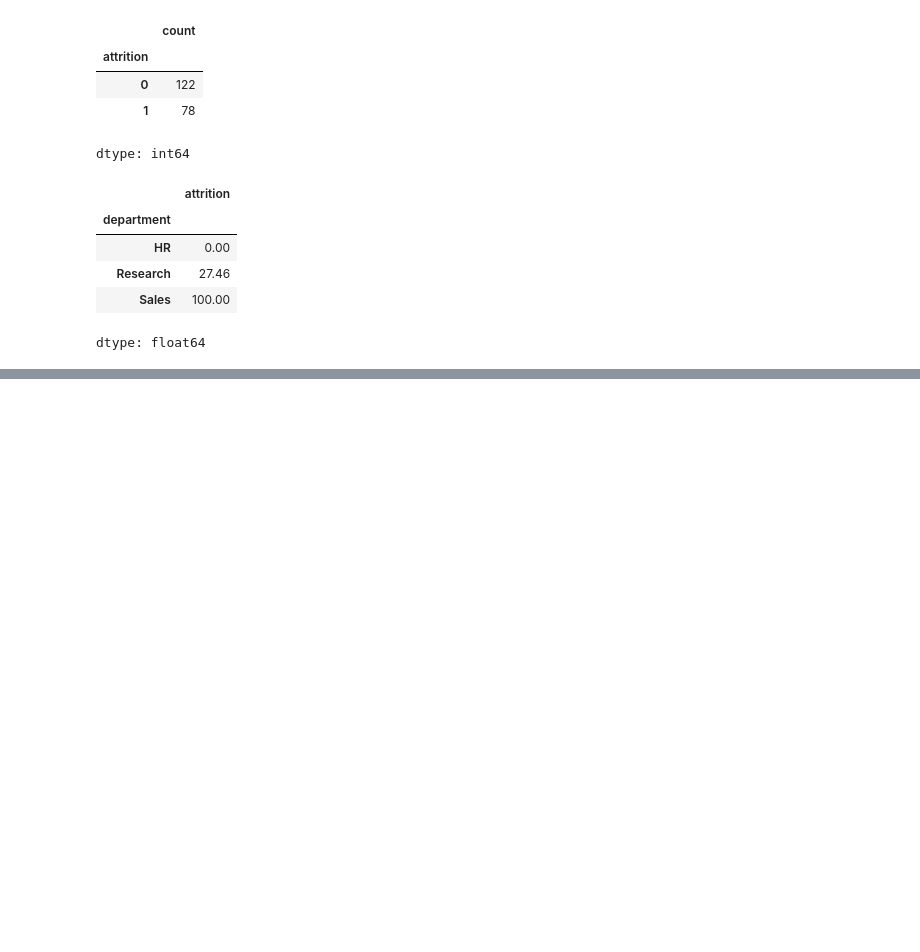
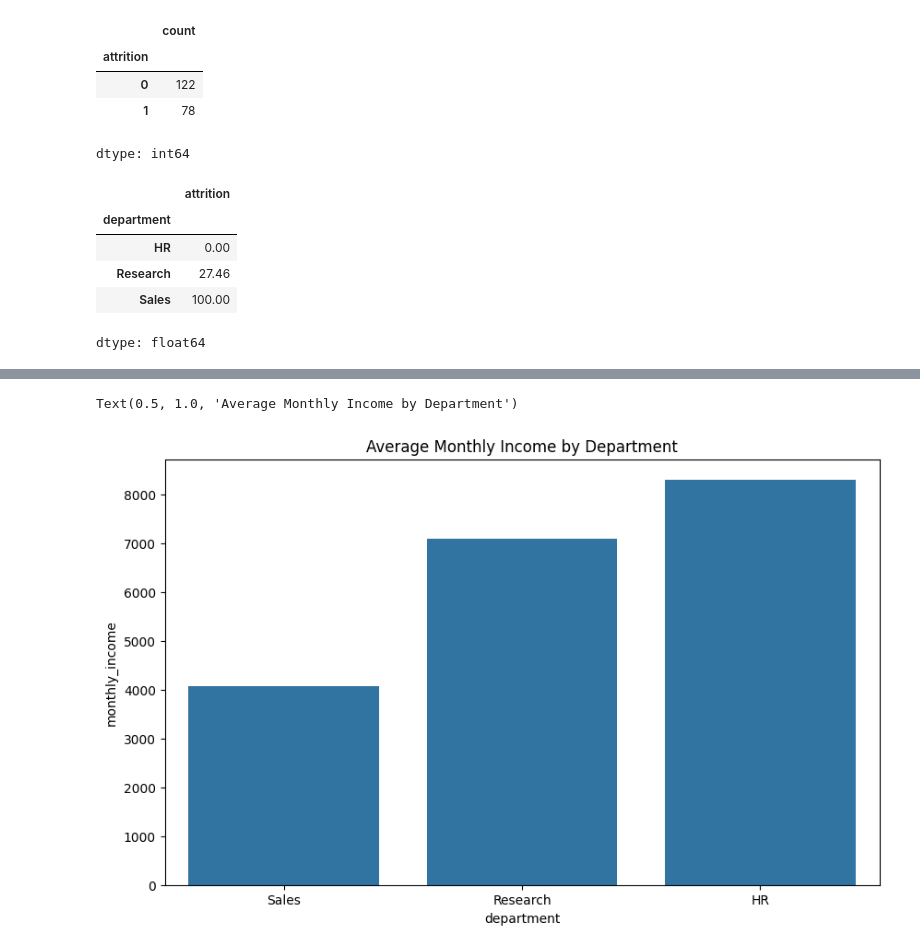
Before and after one commit to SandhuruT/Data_Science_01, a Jupyter notebook: Data_Science_02.ipynb, the cells around one changed output, grey strips where cells are left out. Saved outputs shown, nothing was run; the diff lists cells and outputs as text; code cells hidden in the pictures; blank space fills up the shorter version.

Commit message:
Plot average monthly income by department.

```diff
--- a/Data_Science_02.ipynb
+++ b/Data_Science_02.ipynb
@@ -227,0 +237,8 @@ Name: count, dtype: int64
+# %%
+#  Plot average monthly income by department.
+plt.figure(figsize=(10, 6))
+sns.barplot(x='department', y='monthly_income', data=df_hr,errorbar=None)
+plt.title('Average Monthly Income by Department')
+# %% [output]
+Text(0.5, 1.0, 'Average Monthly Income by Department')
+[figure, added]
```
Also changed, not shown: parts of 6 cells of this notebook.
